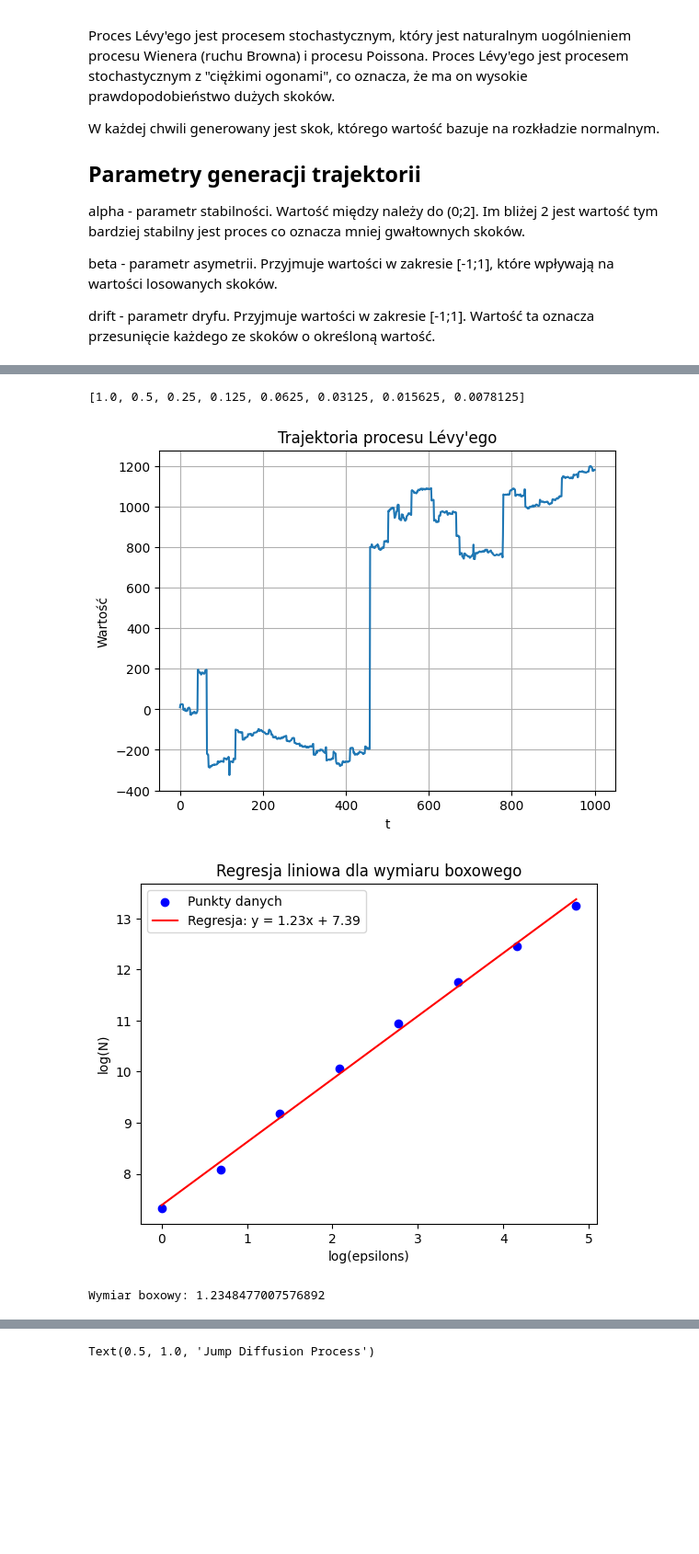
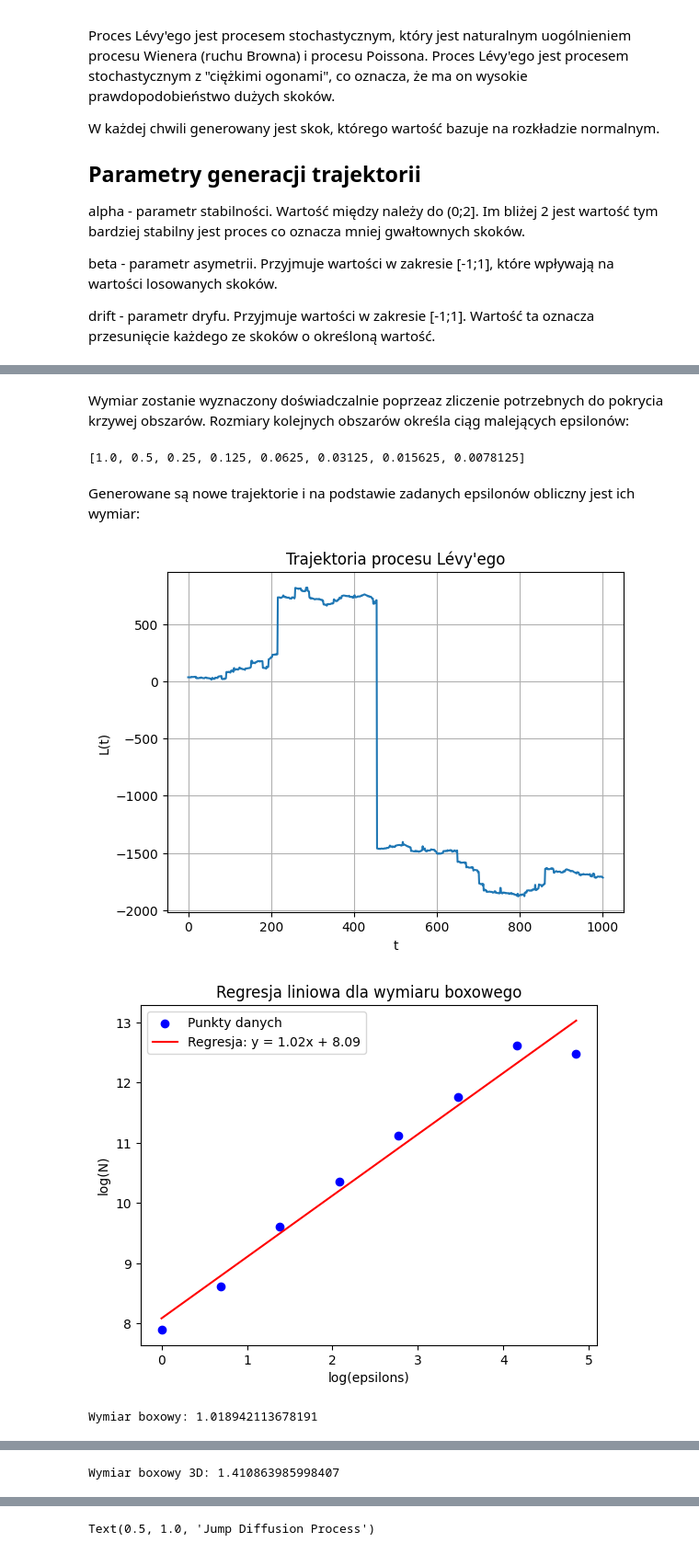
Before and after one commit to Lorak294/Levy-Stable-Processes, a Jupyter notebook: projekt2_levy2.ipynb, the cells around one changed output, grey strips where cells are left out. Shown at 92% size. Drawn from its saved outputs; the diff is of its cells as text; code cells hidden in the pictures; blank space fills up the shorter version.

```diff
--- a/projekt2_levy2.ipynb
+++ b/projekt2_levy2.ipynb
@@ -146,6 +195,8 @@ def compute_box_dimension_3D(X, Y, epsilons, plot):
         plot_reg(logs, logN, slope, intercept)
 
     return slope
+# %% [markdown]
+Wymiar zostanie wyznaczony doświadczalnie poprzeaz zliczenie potrzebnych do pokrycia krzywej obszarów. Rozmiary kolejnych obszarów określa ciąg malejących epsilonów:
 # %%
 # Definiowanie zakresu epsilonów
 # epsilony do liczenia wymiaru boxowego
@@ -166,19 +211,27 @@ drift = 0
-# %%
-# generowanie i trajektorii
-import matplotlib.pyplot as plt
-
-x = generate_levy_trajectory(n, alpha, beta, drift)
-t = np.linspace(0, n, n)
-# Narysuj wykres
-plt.plot(t, x)
-plt.title('Trajektoria procesu Lévy\'ego')
-plt.xlabel('t')
-plt.ylabel('Wartość')
-plt.grid(True)
-plt.show()
-dimension = compute_box_dimension(x, epsilons, True)
-print("Wymiar boxowy:", dimension)
-# %% [output]
-[figure, removed]
-[figure, removed]
-Wymiar boxowy: 1.2348477007576892
+# %% [markdown]
+Generowane są nowe trajektorie i na podstawie zadanych epsilonów obliczny jest ich wymiar:
+# %%
+# parametry trajektorii Levy'ego
+n = 1000
+alpha = 1.5
+beta = 0
+drift = 0
+
+# generacja trajektorii
+x = generate_levy_trajectory(n, alpha, beta, drift)
+t = np.linspace(0, n, n)
+plot_levy_trajectory(t,x)
+# obliczenie wymiaru boxowego
+dimension = compute_box_dimension(x, epsilons, True)
+print("Wymiar boxowy:", dimension)
+
+# generacja drugiej trajektorii
+y = generate_levy_trajectory(n, alpha, beta, drift)
+plot_levy_trajectory_3D(t,x,y)
+# obliczenie wymiaru boxowego dal trajektorii 3D
+dimension = compute_box_dimension_3D(x, y, epsilons, True)
+print("Wymiar boxowy 3D:", dimension)
+# %% [output]
+[figure, added]
+[figure, added]
+Wymiar boxowy: 1.018942113678191
@@ -184,0 +240 @@ Wymiar boxowy: 1.2348477007576892
+Wymiar boxowy 3D: 1.410863985998407
```
Also changed, not shown: parts of 9 cells of this notebook.
